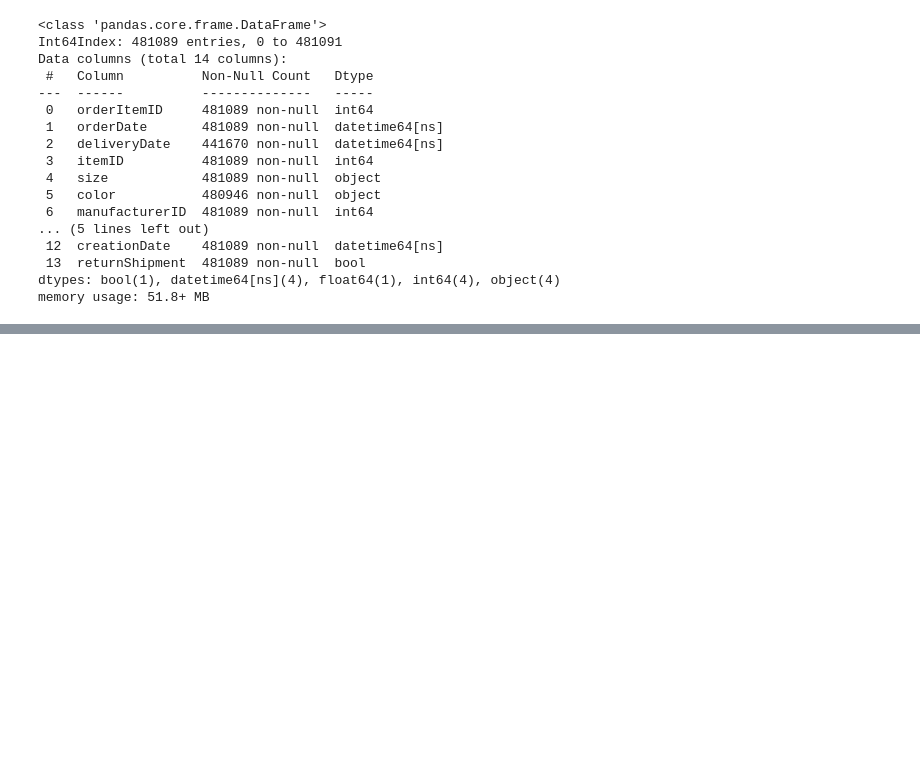
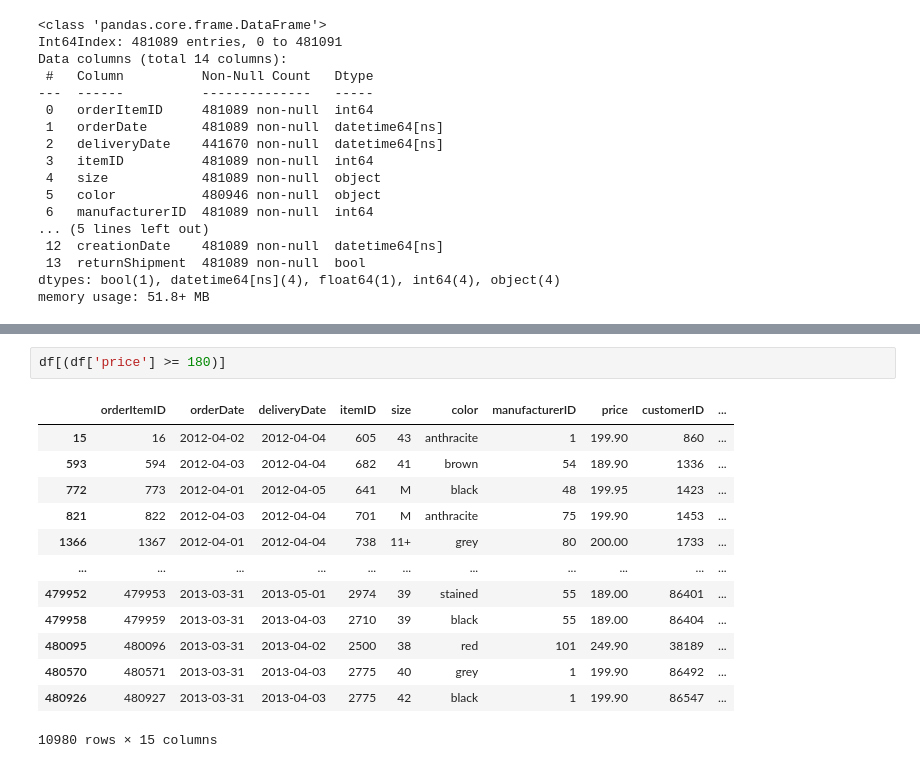
Before and after one commit to Dom1n1kD/master_hsh_ki, a Jupyter notebook: exam_data_mining_cup/exam_dmc_2014.ipynb, the cells around one changed output, grey strips where cells are left out. Drawn from its saved outputs; the diff is of its cells as text; blank space fills up the shorter version.

```diff
--- a/exam_data_mining_cup/exam_dmc_2014.ipynb
+++ b/exam_data_mining_cup/exam_dmc_2014.ipynb
@@ -374,0 +431,16 @@ df_birthdate.sort_values(by='dateOfBirth', ascending=False)
+# %%
+df[(df['price'] >= 180)]
+# %% [output]
+|  | orderItemID | orderDate | deliveryDate | itemID | size | color | manufacturerID | price | customerID | ... |
+| 15 | 16 | 2012-04-02 | 2012-04-04 | 605 | 43 | anthracite | 1 | 199.90 | 860 | ... |
+| 593 | 594 | 2012-04-03 | 2012-04-04 | 682 | 41 | brown | 54 | 189.90 | 1336 | ... |
+| 772 | 773 | 2012-04-01 | 2012-04-05 | 641 | M | black | 48 | 199.95 | 1423 | ... |
+| 821 | 822 | 2012-04-03 | 2012-04-04 | 701 | M | anthracite | 75 | 199.90 | 1453 | ... |
+| 1366 | 1367 | 2012-04-01 | 2012-04-04 | 738 | 11+ | grey | 80 | 200.00 | 1733 | ... |
+| ... | ... | ... | ... | ... | ... | ... | ... | ... | ... | ... |
+| 479952 | 479953 | 2013-03-31 | 2013-05-01 | 2974 | 39 | stained | 55 | 189.00 | 86401 | ... |
+| 479958 | 479959 | 2013-03-31 | 2013-04-03 | 2710 | 39 | black | 55 | 189.00 | 86404 | ... |
+| 480095 | 480096 | 2013-03-31 | 2013-04-02 | 2500 | 38 | red | 101 | 249.90 | 38189 | ... |
+| 480570 | 480571 | 2013-03-31 | 2013-04-03 | 2775 | 40 | grey | 1 | 199.90 | 86492 | ... |
+| 480926 | 480927 | 2013-03-31 | 2013-04-03 | 2775 | 42 | black | 1 | 199.90 | 86547 | ... |
+10980 rows × 15 columns
```
Also changed, not shown: parts of 10 cells of this notebook, 1 other file.
